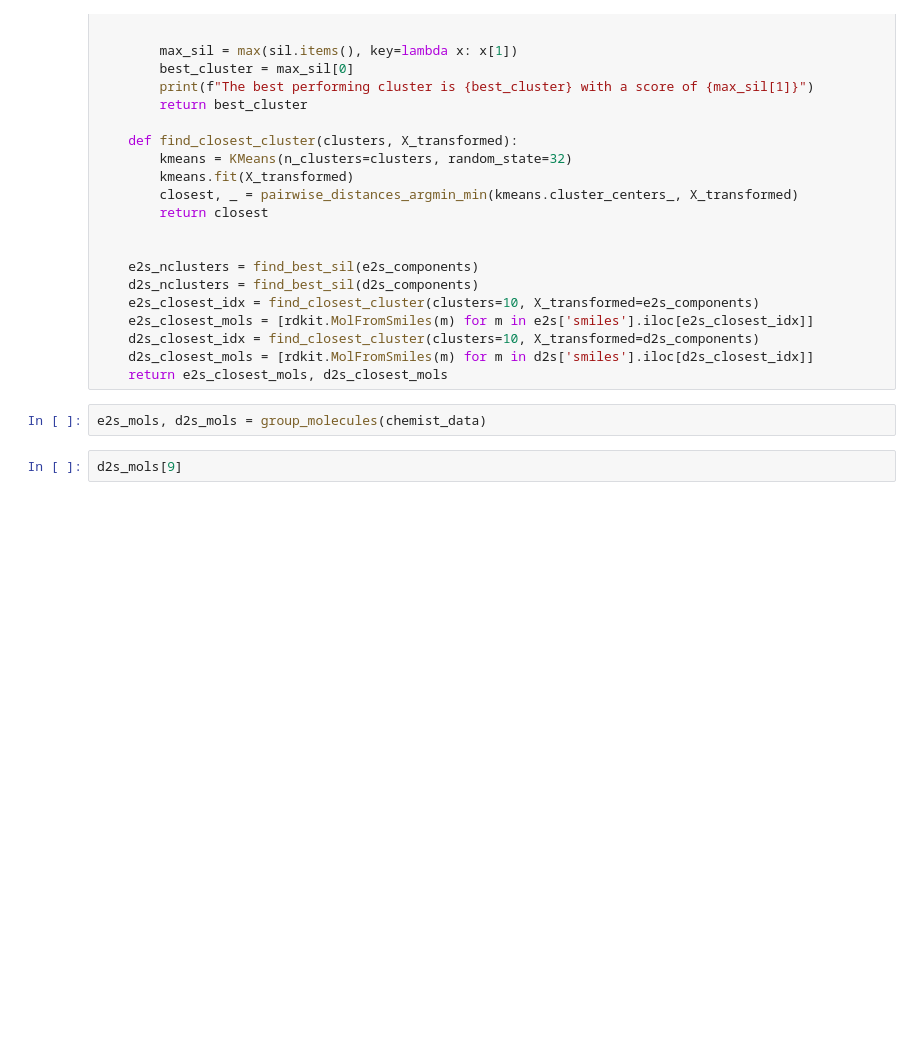
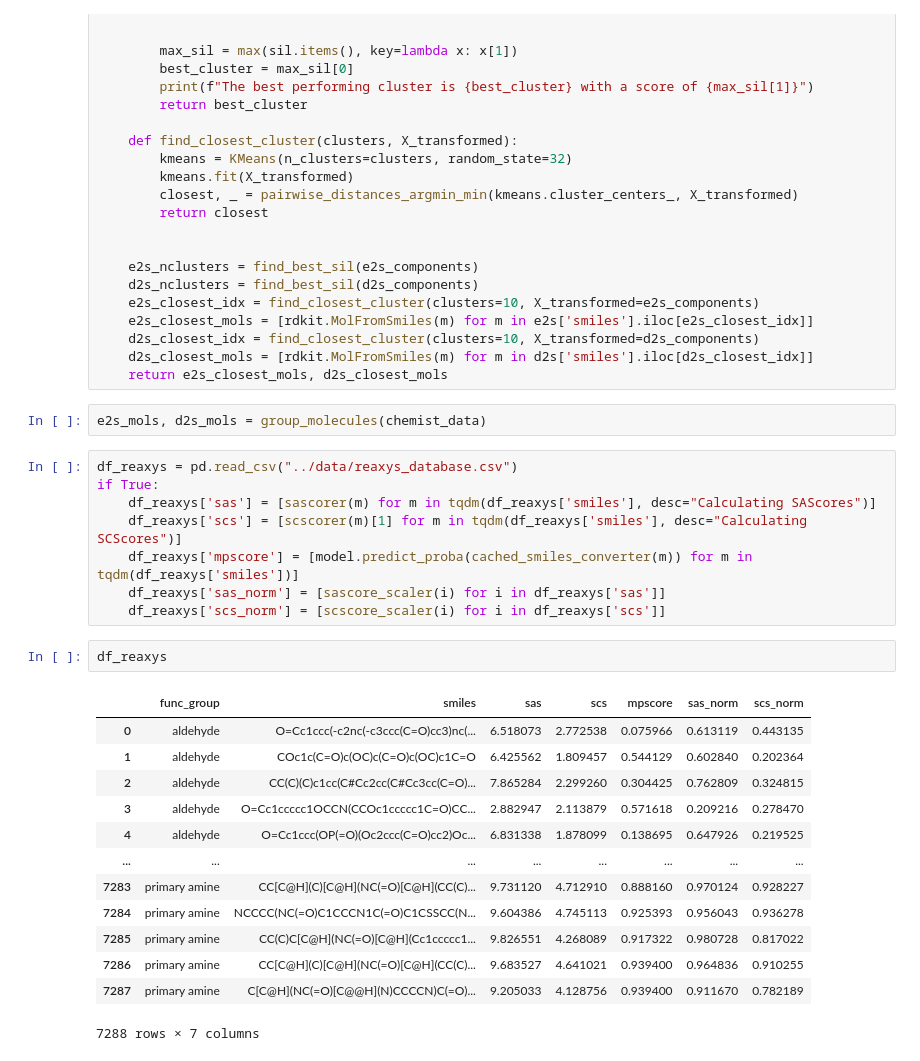
Before and after one commit to stevenkbennett/synthetic_accessibility_project, a Jupyter notebook: notebooks/database_analysis.ipynb, the cells around one changed output. Saved outputs shown, nothing was run; the diff lists cells and outputs as text; blank space fills up the shorter version.

```diff
--- a/notebooks/database_analysis.ipynb
+++ b/notebooks/database_analysis.ipynb
@@ -460,5 +417,27 @@ def group_molecules(chemist_data):
     return e2s_closest_mols, d2s_closest_mols
 # %%
 e2s_mols, d2s_mols = group_molecules(chemist_data)
-# %%
-d2s_mols[9]
+# %%
+df_reaxys = pd.read_csv("../data/reaxys_database.csv")
+if True:
+    df_reaxys['sas'] = [sascorer(m) for m in tqdm(df_reaxys['smiles'], desc="Calculating SAScores")]
+    df_reaxys['scs'] = [scscorer(m)[1] for m in tqdm(df_reaxys['smiles'], desc="Calculating SCScores")]
+    df_reaxys['mpscore'] = [model.predict_proba(cached_smiles_converter(m)) for m in tqdm(df_reaxys['smiles'])]
+    df_reaxys['sas_norm'] = [sascore_scaler(i) for i in df_reaxys['sas']]
+    df_reaxys['scs_norm'] = [scscore_scaler(i) for i in df_reaxys['scs']]
+# %%
+df_reaxys
+# %% [output]
+|  | func_group | smiles | sas | scs | mpscore | sas_norm | scs_norm |
+| 0 | aldehyde | O=Cc1ccc(-c2nc(-c3ccc(C=O)cc3)nc(... | 6.518073 | 2.772538 | 0.075966 | 0.613119 | 0.443135 |
+| 1 | aldehyde | COc1c(C=O)c(OC)c(C=O)c(OC)c1C=O | 6.425562 | 1.809457 | 0.544129 | 0.602840 | 0.202364 |
+| 2 | aldehyde | CC(C)(C)c1cc(C#Cc2cc(C#Cc3cc(C=O)... | 7.865284 | 2.299260 | 0.304425 | 0.762809 | 0.324815 |
+| 3 | aldehyde | O=Cc1ccccc1OCCN(CCOc1ccccc1C=O)CC... | 2.882947 | 2.113879 | 0.571618 | 0.209216 | 0.278470 |
+| 4 | aldehyde | O=Cc1ccc(OP(=O)(Oc2ccc(C=O)cc2)Oc... | 6.831338 | 1.878099 | 0.138695 | 0.647926 | 0.219525 |
+| ... | ... | ... | ... | ... | ... | ... | ... |
+| 7283 | primary amine | CC[C@H](C)[C@H](NC(=O)[C@H](CC(C)... | 9.731120 | 4.712910 | 0.888160 | 0.970124 | 0.928227 |
+| 7284 | primary amine | NCCCC(NC(=O)C1CCCN1C(=O)C1CSSCC(N... | 9.604386 | 4.745113 | 0.925393 | 0.956043 | 0.936278 |
+| 7285 | primary amine | CC(C)C[C@H](NC(=O)[C@H](Cc1ccccc1... | 9.826551 | 4.268089 | 0.917322 | 0.980728 | 0.817022 |
+| 7286 | primary amine | CC[C@H](C)[C@H](NC(=O)[C@H](CC(C)... | 9.683527 | 4.641021 | 0.939400 | 0.964836 | 0.910255 |
+| 7287 | primary amine | C[C@H](NC(=O)[C@@H](N)CCCCN)C(=O)... | 9.205033 | 4.128756 | 0.939400 | 0.911670 | 0.782189 |
+7288 rows × 7 columns
```
Also changed, not shown: parts of 14 cells of this notebook, 2 other files.
